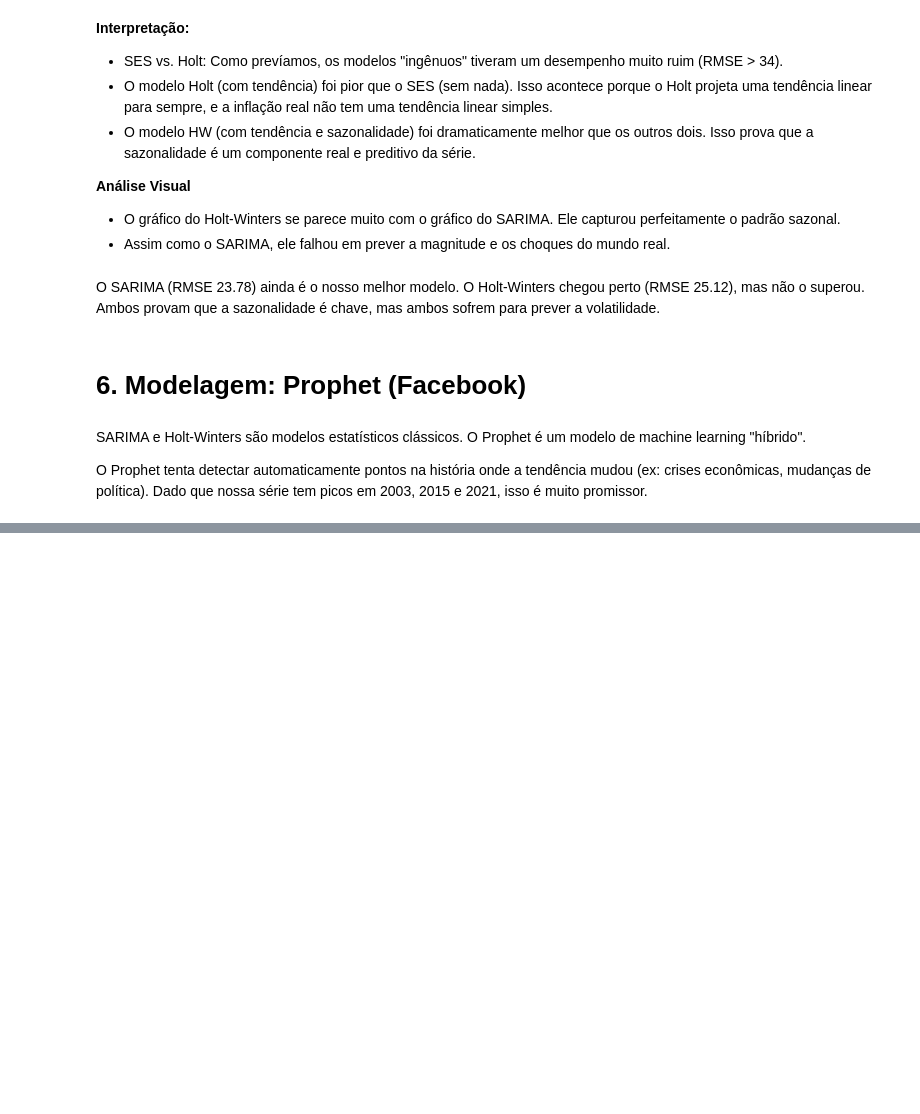
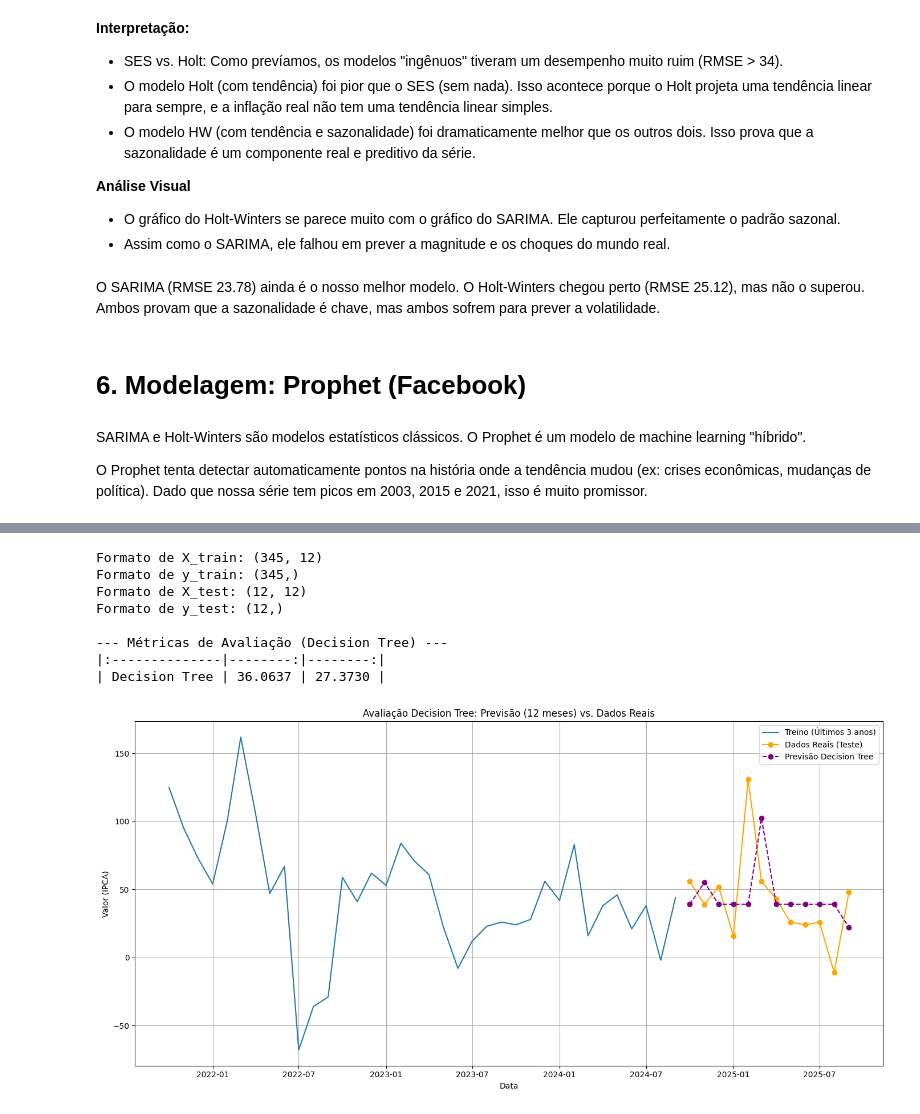
Before and after one commit to MariaPompiani/time_series_analysis_technique, a Jupyter notebook: time_series_analysis_inflation.ipynb, the cells around one changed output, grey strips where cells are left out. Cells and saved outputs as stored; diff of their text form; code cells hidden in the pictures; blank space fills up the shorter version.

```diff
--- a/time_series_analysis_inflation.ipynb
+++ b/time_series_analysis_inflation.ipynb
@@ -708,0 +716,57 @@ Successfully installed prophet-1.2.1
+# %%
+N_LAGS = 12
+
+X_train, y_train = create_lagged_features(train_scaled_df['value'], n_lags=N_LAGS)
+full_scaled_series = pd.concat([train_scaled_df['value'], test_scaled_df['value']])
+X_full, y_full = create_lagged_features(full_scaled_series, n_lags=N_LAGS)
+
+X_test = X_full.iloc[-n_test:]
+y_test = y_full.iloc[-n_test:]
+
+print(f"Formato de X_train: {X_train.shape}")
+print(f"Formato de y_train: {y_train.shape}")
+print(f"Formato de X_test: {X_test.shape}")
+print(f"Formato de y_test: {y_test.shape}")
+
+# --- Treinamento do Modelo (Árvore de Decisão) ---
+model_tree = DecisionTreeRegressor(max_depth=5, random_state=42)
+model_tree.fit(X_train, y_train)
+y_pred_scaled = model_tree.predict(X_test)
+
+# --- Des-escalonar (Inverse Transform) as Previsões ---
+# As previsões (y_pred_scaled) estão na escala [0, 1].
+# O y_test real (y_test) também está na escala [0, 1].
+# Precisamos trazer AMBOS de volta à escala original (IPCA) para calcular o erro.
+
+y_pred_original = scaler.inverse_transform(y_pred_scaled.reshape(-1, 1)).flatten()
+y_test_original = scaler.inverse_transform(y_test.values.reshape(-1, 1)).flatten()
+
+rmse_tree = np.sqrt(mean_squared_error(y_test_original, y_pred_original))
+mae_tree = mean_absolute_error(y_test_original, y_pred_original)
+
+metrics_log = {}
+metrics_log['Decision Tree'] = {'RMSE': rmse_tree, 'MAE': mae_tree}
+print("\n--- Métricas de Avaliação (Decision Tree) ---")
+print(pd.DataFrame(metrics_log).T.to_markdown(floatfmt=".4f"))
+
+plt.figure(figsize=(14, 7))
+plt.plot(train_data['value'].iloc[-36:], label='Treino (Últimos 3 anos)')
+plt.plot(test_data.index, y_test_original, label='Dados Reais (Teste)', color='orange', marker='o')
+plt.plot(test_data.index, y_pred_original, label='Previsão Decision Tree', color='purple', linestyle='--', marker='o')
+
+plt.title('Avaliação Decision Tree: Previsão (12 meses) vs. Dados Reais')
+plt.xlabel('Data')
+plt.ylabel('Valor (IPCA)')
+plt.legend()
+plt.grid(True)
+plt.tight_layout()
+# %% [output]
+Formato de X_train: (345, 12)
+Formato de y_train: (345,)
+Formato de X_test: (12, 12)
+Formato de y_test: (12,)
+
+--- Métricas de Avaliação (Decision Tree) ---
+|:--------------|--------:|--------:|
+| Decision Tree | 36.0637 | 27.3730 |
+[figure, added]
```
Also changed, not shown: parts of 9 cells of this notebook.
